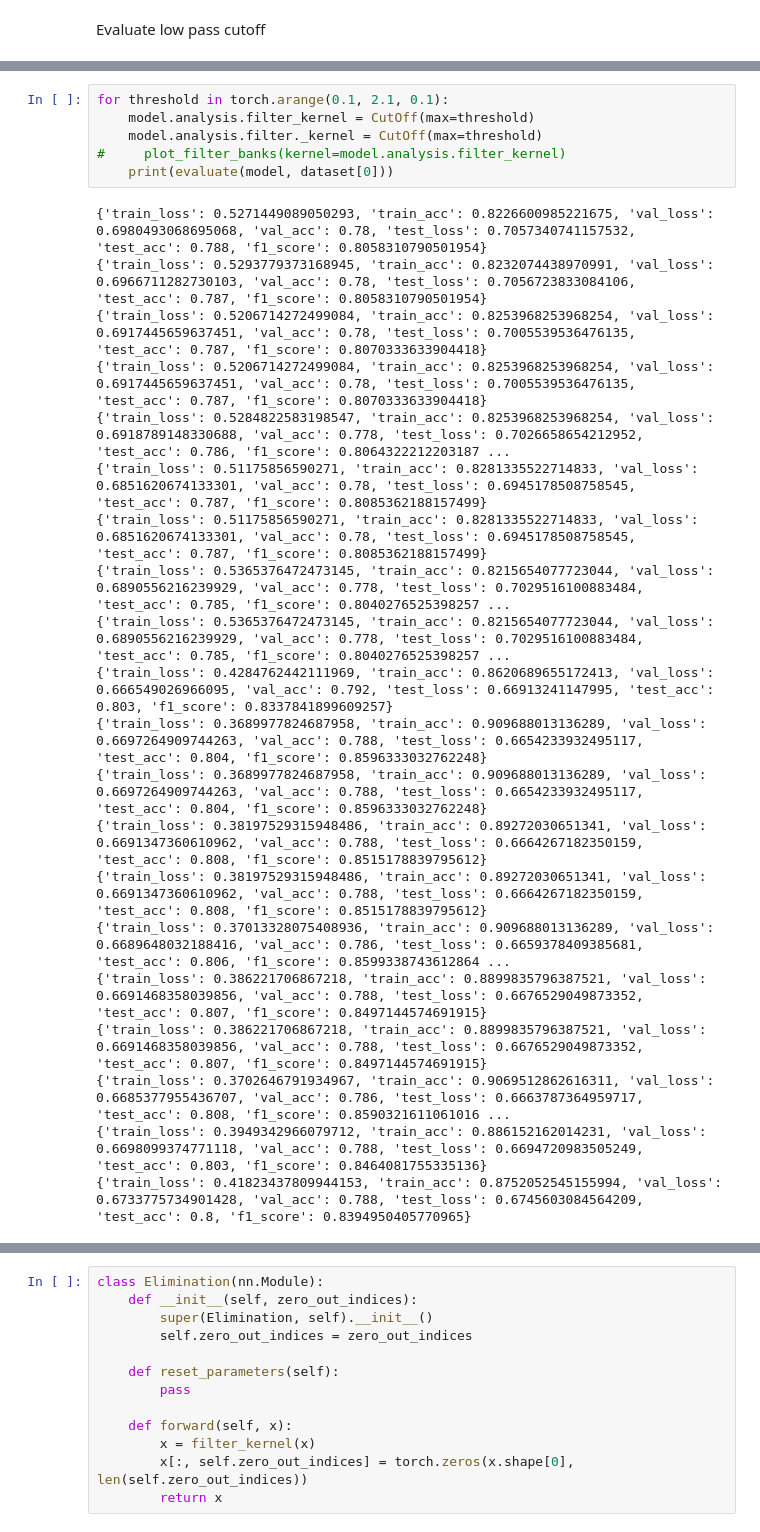
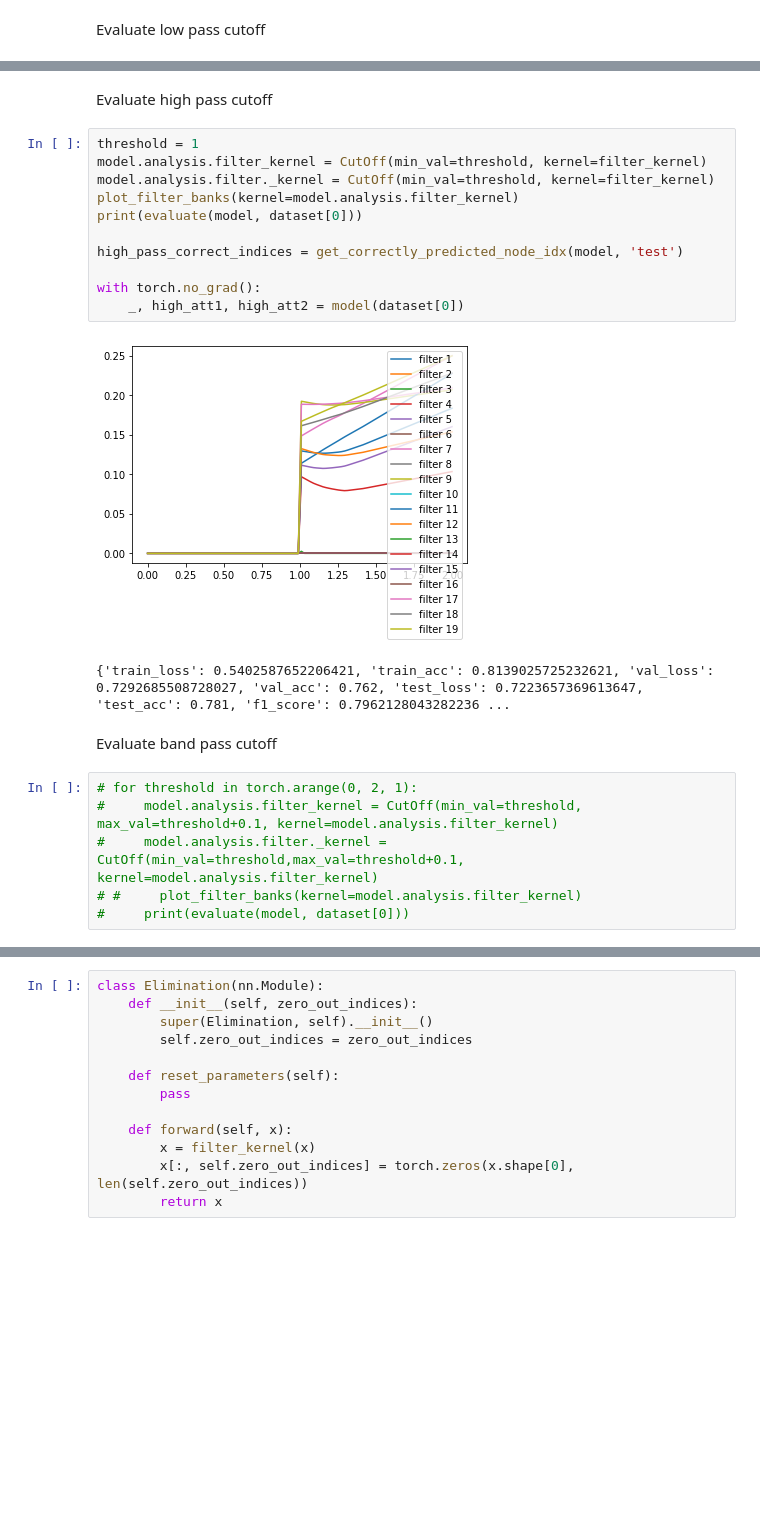
Before and after one commit to seanli3/asgat, a Jupyter notebook: citation/citeseer_frequency_analysis.ipynb, the cells around one changed output, grey strips where cells are left out. Drawn from its saved outputs; the diff is of its cells as text; blank space fills up the shorter version.

```diff
--- a/citation/citeseer_frequency_analysis.ipynb
+++ b/citation/citeseer_frequency_analysis.ipynb
@@ -170,27 +244,24 @@ Evaluate low pass cutoff
+# %% [markdown]
+Evaluate high pass cutoff
+# %%
+threshold = 1
+model.analysis.filter_kernel = CutOff(min_val=threshold, kernel=filter_kernel)
+model.analysis.filter._kernel = CutOff(min_val=threshold, kernel=filter_kernel)
+plot_filter_banks(kernel=model.analysis.filter_kernel)
+print(evaluate(model, dataset[0]))
+
+high_pass_correct_indices = get_correctly_predicted_node_idx(model, 'test')
+
+with torch.no_grad():
+    _, high_att1, high_att2 = model(dataset[0])
+# %% [output]
+[figure, added]
+{'train_loss': 0.5402587652206421, 'train_acc': 0.8139025725232621, 'val_loss': 0.7292685508728027, 'val_acc': 0.762, 'test_loss': 0.7223657369613647, 'test_acc': 0.781, 'f1_score': 0.7962128043282236 ...
+# %% [markdown]
+Evaluate band pass cutoff
 # %%
-for threshold in torch.arange(0.1, 2.1, 0.1):
-    model.analysis.filter_kernel = CutOff(max=threshold)
-    model.analysis.filter._kernel = CutOff(max=threshold)
-#     plot_filter_banks(kernel=model.analysis.filter_kernel)
-    print(evaluate(model, dataset[0]))
+# for threshold in torch.arange(0, 2, 1):
+#     model.analysis.filter_kernel = CutOff(min_val=threshold, max_val=threshold+0.1, kernel=model.analysis.filter_kernel)
+#     model.analysis.filter._kernel = CutOff(min_val=threshold,max_val=threshold+0.1, kernel=model.analysis.filter_kernel)
+# #     plot_filter_banks(kernel=model.analysis.filter_kernel)
+#     print(evaluate(model, dataset[0]))
-# %% [output]
-{'train_loss': 0.5271449089050293, 'train_acc': 0.8226600985221675, 'val_loss': 0.6980493068695068, 'val_acc': 0.78, 'test_loss': 0.7057340741157532, 'test_acc': 0.788, 'f1_score': 0.8058310790501954}
-{'train_loss': 0.5293779373168945, 'train_acc': 0.8232074438970991, 'val_loss': 0.6966711282730103, 'val_acc': 0.78, 'test_loss': 0.7056723833084106, 'test_acc': 0.787, 'f1_score': 0.8058310790501954}
-{'train_loss': 0.5206714272499084, 'train_acc': 0.8253968253968254, 'val_loss': 0.6917445659637451, 'val_acc': 0.78, 'test_loss': 0.7005539536476135, 'test_acc': 0.787, 'f1_score': 0.8070333633904418}
-{'train_loss': 0.5206714272499084, 'train_acc': 0.8253968253968254, 'val_loss': 0.6917445659637451, 'val_acc': 0.78, 'test_loss': 0.7005539536476135, 'test_acc': 0.787, 'f1_score': 0.8070333633904418}
-{'train_loss': 0.5284822583198547, 'train_acc': 0.8253968253968254, 'val_loss': 0.6918789148330688, 'val_acc': 0.778, 'test_loss': 0.7026658654212952, 'test_acc': 0.786, 'f1_score': 0.8064322212203187 ...
-{'train_loss': 0.51175856590271, 'train_acc': 0.8281335522714833, 'val_loss': 0.6851620674133301, 'val_acc': 0.78, 'test_loss': 0.6945178508758545, 'test_acc': 0.787, 'f1_score': 0.8085362188157499}
-{'train_loss': 0.51175856590271, 'train_acc': 0.8281335522714833, 'val_loss': 0.6851620674133301, 'val_acc': 0.78, 'test_loss': 0.6945178508758545, 'test_acc': 0.787, 'f1_score': 0.8085362188157499}
-{'train_loss': 0.5365376472473145, 'train_acc': 0.8215654077723044, 'val_loss': 0.6890556216239929, 'val_acc': 0.778, 'test_loss': 0.7029516100883484, 'test_acc': 0.785, 'f1_score': 0.8040276525398257 ...
-{'train_loss': 0.5365376472473145, 'train_acc': 0.8215654077723044, 'val_loss': 0.6890556216239929, 'val_acc': 0.778, 'test_loss': 0.7029516100883484, 'test_acc': 0.785, 'f1_score': 0.8040276525398257 ...
-{'train_loss': 0.4284762442111969, 'train_acc': 0.8620689655172413, 'val_loss': 0.666549026966095, 'val_acc': 0.792, 'test_loss': 0.66913241147995, 'test_acc': 0.803, 'f1_score': 0.8337841899609257}
-{'train_loss': 0.3689977824687958, 'train_acc': 0.909688013136289, 'val_loss': 0.6697264909744263, 'val_acc': 0.788, 'test_loss': 0.6654233932495117, 'test_acc': 0.804, 'f1_score': 0.8596333032762248}
-{'train_loss': 0.3689977824687958, 'train_acc': 0.909688013136289, 'val_loss': 0.6697264909744263, 'val_acc': 0.788, 'test_loss': 0.6654233932495117, 'test_acc': 0.804, 'f1_score': 0.8596333032762248}
-{'train_loss': 0.38197529315948486, 'train_acc': 0.89272030651341, 'val_loss': 0.6691347360610962, 'val_acc': 0.788, 'test_loss': 0.6664267182350159, 'test_acc': 0.808, 'f1_score': 0.8515178839795612}
-{'train_loss': 0.38197529315948486, 'train_acc': 0.89272030651341, 'val_loss': 0.6691347360610962, 'val_acc': 0.788, 'test_loss': 0.6664267182350159, 'test_acc': 0.808, 'f1_score': 0.8515178839795612}
-{'train_loss': 0.37013328075408936, 'train_acc': 0.909688013136289, 'val_loss': 0.6689648032188416, 'val_acc': 0.786, 'test_loss': 0.6659378409385681, 'test_acc': 0.806, 'f1_score': 0.8599338743612864 ...
-{'train_loss': 0.386221706867218, 'train_acc': 0.8899835796387521, 'val_loss': 0.6691468358039856, 'val_acc': 0.788, 'test_loss': 0.6676529049873352, 'test_acc': 0.807, 'f1_score': 0.8497144574691915}
-{'train_loss': 0.386221706867218, 'train_acc': 0.8899835796387521, 'val_loss': 0.6691468358039856, 'val_acc': 0.788, 'test_loss': 0.6676529049873352, 'test_acc': 0.807, 'f1_score': 0.8497144574691915}
-{'train_loss': 0.3702646791934967, 'train_acc': 0.9069512862616311, 'val_loss': 0.6685377955436707, 'val_acc': 0.786, 'test_loss': 0.6663787364959717, 'test_acc': 0.808, 'f1_score': 0.8590321611061016 ...
-{'train_loss': 0.3949342966079712, 'train_acc': 0.886152162014231, 'val_loss': 0.6698099374771118, 'val_acc': 0.788, 'test_loss': 0.6694720983505249, 'test_acc': 0.803, 'f1_score': 0.8464081755335136}
-{'train_loss': 0.41823437809944153, 'train_acc': 0.8752052545155994, 'val_loss': 0.6733775734901428, 'val_acc': 0.788, 'test_loss': 0.6745603084564209, 'test_acc': 0.8, 'f1_score': 0.8394950405770965}
```
Also changed, not shown: parts of 40 cells of this notebook.
